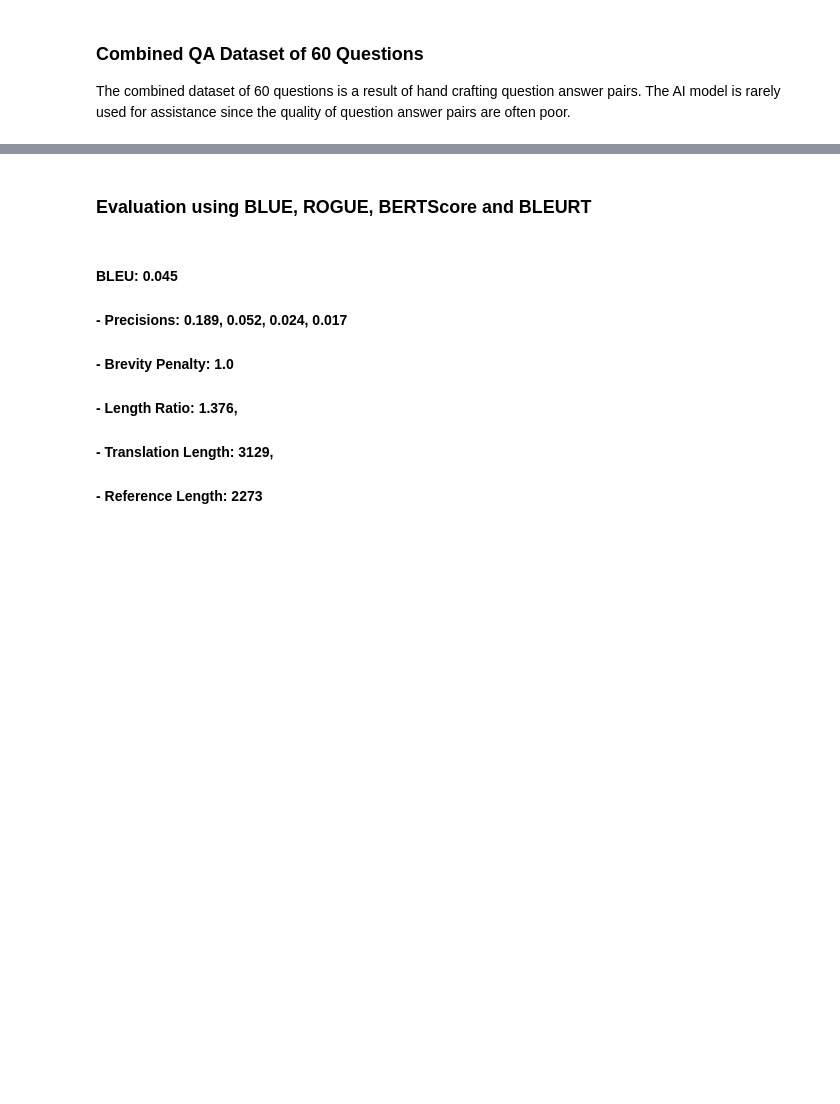
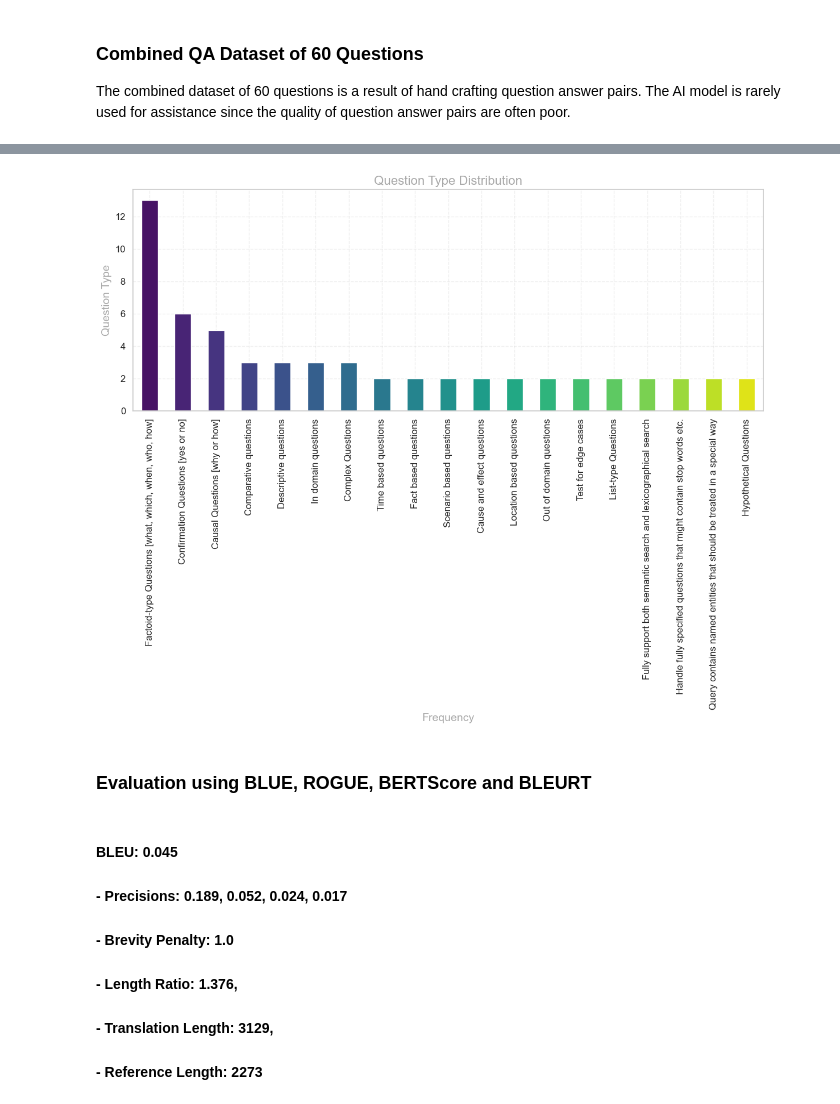
Before and after one commit to KennyLoRI/pubMedNLP, a Jupyter notebook: kedronlp/notebooks/Evaluation.ipynb, the cells around one changed output, grey strips where cells are left out. Saved outputs shown, nothing was run; the diff lists cells and outputs as text; code cells hidden in the pictures; blank space fills up the shorter version.

Commit message:
Generated bar chart showing frequencies of question types

```diff
--- a/kedronlp/notebooks/Evaluation.ipynb
+++ b/kedronlp/notebooks/Evaluation.ipynb
@@ -96,6 +96,32 @@ df.head(60)
 | 58 | Factoid-type Questions [what, whi... | How do individual differences in ... | Individual differences in informa... | Individual differences in the spe... |
 | 59 | Factoid-type Questions [what, whi... | How is fluid reasoning (Gf) relat... | There is a strong relation betwee... | The strong relation between fluid... |
 | 60 | Descriptive questions | Tell me about the the effect of a... | Research indicates a significant ... | The quality of decision and asses... |
+# %%
+import matplotlib.pyplot as plt
+import seaborn as sns
+
+sns.set_theme(style="whitegrid", palette="viridis")
+colors = sns.color_palette("viridis", 6)
+
+num_categories = len(df["Question Type"].unique())
+colors = sns.color_palette("viridis", num_categories)
+
+fig, axes = plt.subplots(nrows=1, ncols=1, figsize=(12, 10))
+
+df["Question Type"].value_counts().plot(kind="bar", color=colors, ax=axes)
+axes.set_title("Question Type Distribution", fontsize=16, color="darkgray")
+axes.set_xlabel("Frequency", fontsize=14, color="darkgray")
+axes.set_ylabel("Question Type", fontsize=14, color="darkgray")
+axes.tick_params(axis="both", labelsize=12, color="darkgray")
+axes.grid(alpha=0.3, linestyle="--")
+
+plt.tight_layout()
+
+plt.savefig("question_types.png", transparent=True)
+
+plt.show()
+# %% [output]
+[figure, added]
 # %% [markdown]
 ### Evaluation using BLUE, ROGUE, BERTScore and BLEURT
 # %%
```
Also changed, not shown: 2 other files.
